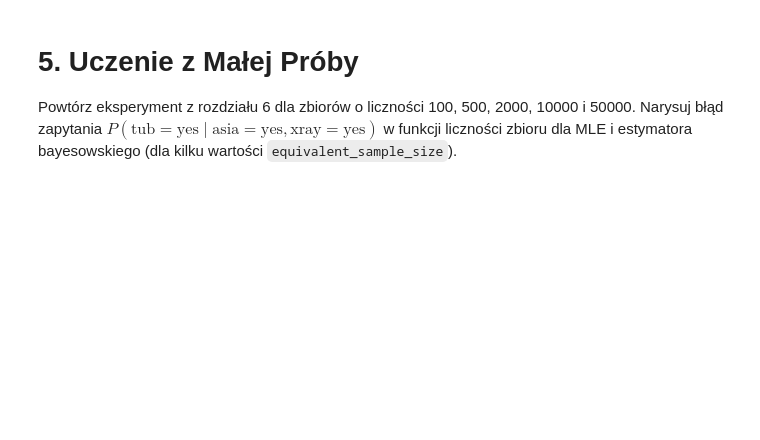
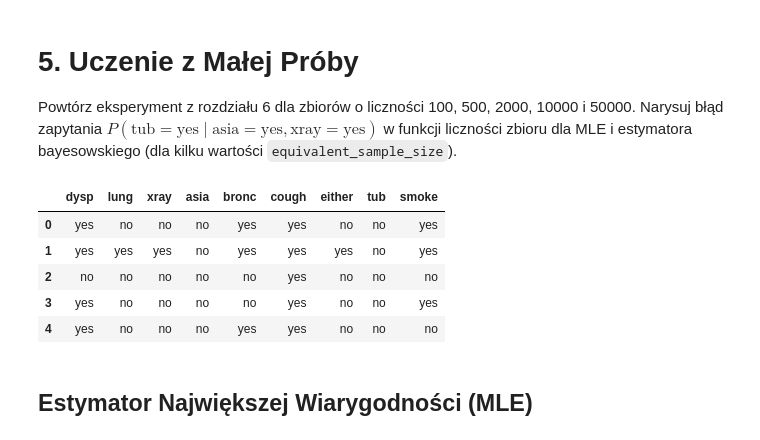
Before and after one commit to xXKeNdAmAmAsTeRXx/IFM_konwoledge_enginnering, a Jupyter notebook: src/ifm_konwoledge_enginnering/labs/3_lab_pgmpy/Lab3_tasks.ipynb, the cells around one changed output. Saved outputs shown, nothing was run; the diff lists cells and outputs as text; code cells hidden in the pictures; blank space fills up the shorter version.

```diff
--- a/src/ifm_konwoledge_enginnering/labs/3_lab_pgmpy/Lab3_tasks.ipynb
+++ b/src/ifm_konwoledge_enginnering/labs/3_lab_pgmpy/Lab3_tasks.ipynb
@@ -437,3 +475,15 @@ def expected_entropy_reduction(model, infer, target, test_var, evidence):
 Powtórz eksperyment z rozdziału 6 dla zbiorów o liczności 100, 500, 2000, 10000 i 50000. Narysuj błąd zapytania $P(\text{tub}=\text{yes}\mid \text{asia}=\text{yes}, \text{xray}=\text{yes})$ w funkcji liczności zbioru dla MLE i estymatora bayesowskiego (dla kilku wartości `equivalent_sample_size`).
 # %%
 ##TODO: Powtórzyć eksperyment z pgmpy_intro 6.
+# %%
+data = asia_model.simulate(n_samples=5000, seed=42)
+data.head()
+# %% [output]
+|  | dysp | lung | xray | asia | bronc | cough | either | tub | smoke |
+| 0 | yes | no | no | no | yes | yes | no | no | yes |
+| 1 | yes | yes | yes | no | yes | yes | yes | no | yes |
+| 2 | no | no | no | no | no | yes | no | no | no |
+| 3 | yes | no | no | no | no | yes | no | no | yes |
+| 4 | yes | no | no | no | yes | yes | no | no | no |
+# %% [markdown]
+## Estymator Największej Wiarygodności (MLE)
```
Also changed, not shown: parts of 12 cells of this notebook.
